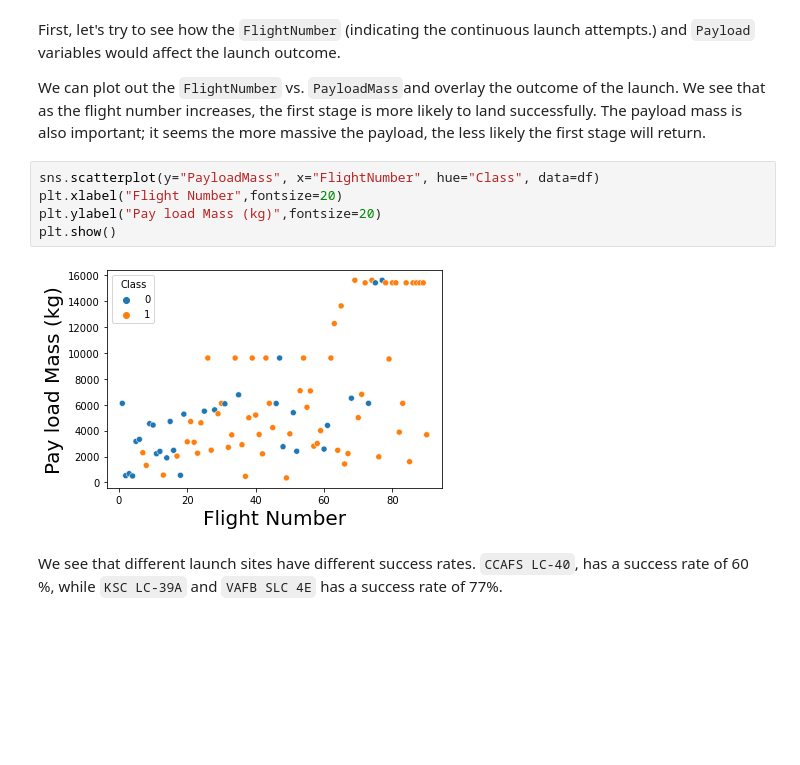
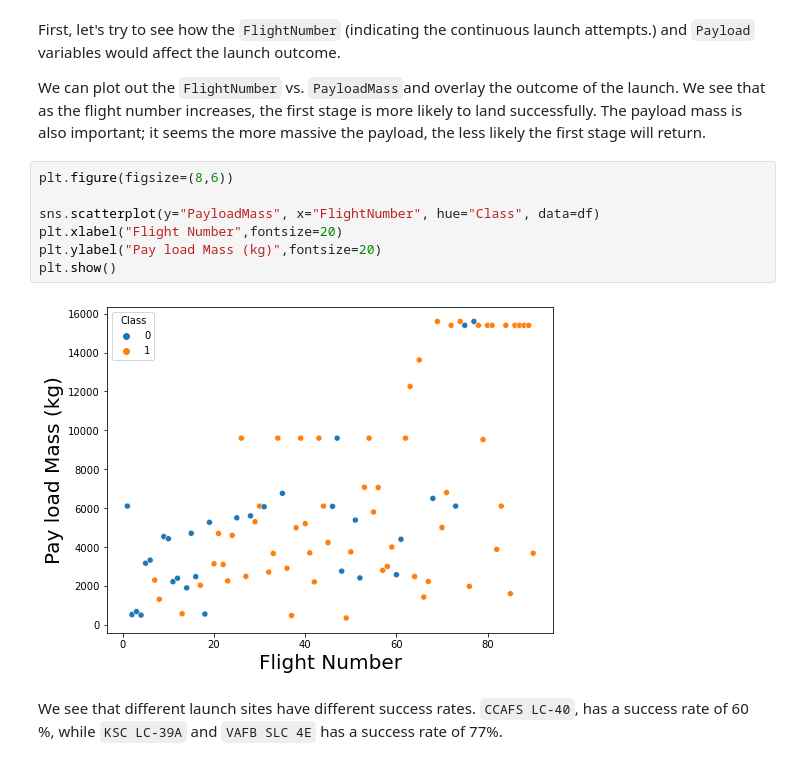
Before and after one commit to rplazevedo/IBM-DS-Capstone, a Jupyter notebook: Week 2/jupyter-labs-eda-dataviz.ipynb, the cells around one changed output. Cells and saved outputs as stored; diff of their text form; blank space fills up the shorter version.

```diff
--- a/Week 2/jupyter-labs-eda-dataviz.ipynb
+++ b/Week 2/jupyter-labs-eda-dataviz.ipynb
@@ -68,12 +68,14 @@ First, let's try to see how the `FlightNumber` (indicating the continuous launch
 
 We can plot out the <code>FlightNumber</code> vs. <code>PayloadMass</code>and overlay the outcome of the launch. We see that as the flight number increases, the first stage is more likely to land successfully. The payload mass is also important; it seems the more massive the payload, the less likely the first stage will return.
 # %%
+plt.figure(figsize=(8,6))
+
 sns.scatterplot(y="PayloadMass", x="FlightNumber", hue="Class", data=df)
 plt.xlabel("Flight Number",fontsize=20)
 plt.ylabel("Pay load Mass (kg)",fontsize=20)
 plt.show()
 # %% [output]
-[figure, old version]
+[figure, new version]
 # %% [markdown]
 We see that different launch sites have different success rates.  <code>CCAFS LC-40</code>, has a success rate of 60 %, while  <code>KSC LC-39A</code> and <code>VAFB SLC 4E</code> has a success rate of 77%.
 # %% [markdown]
```
Also changed, not shown: parts of 8 cells of this notebook, 10 other files.
